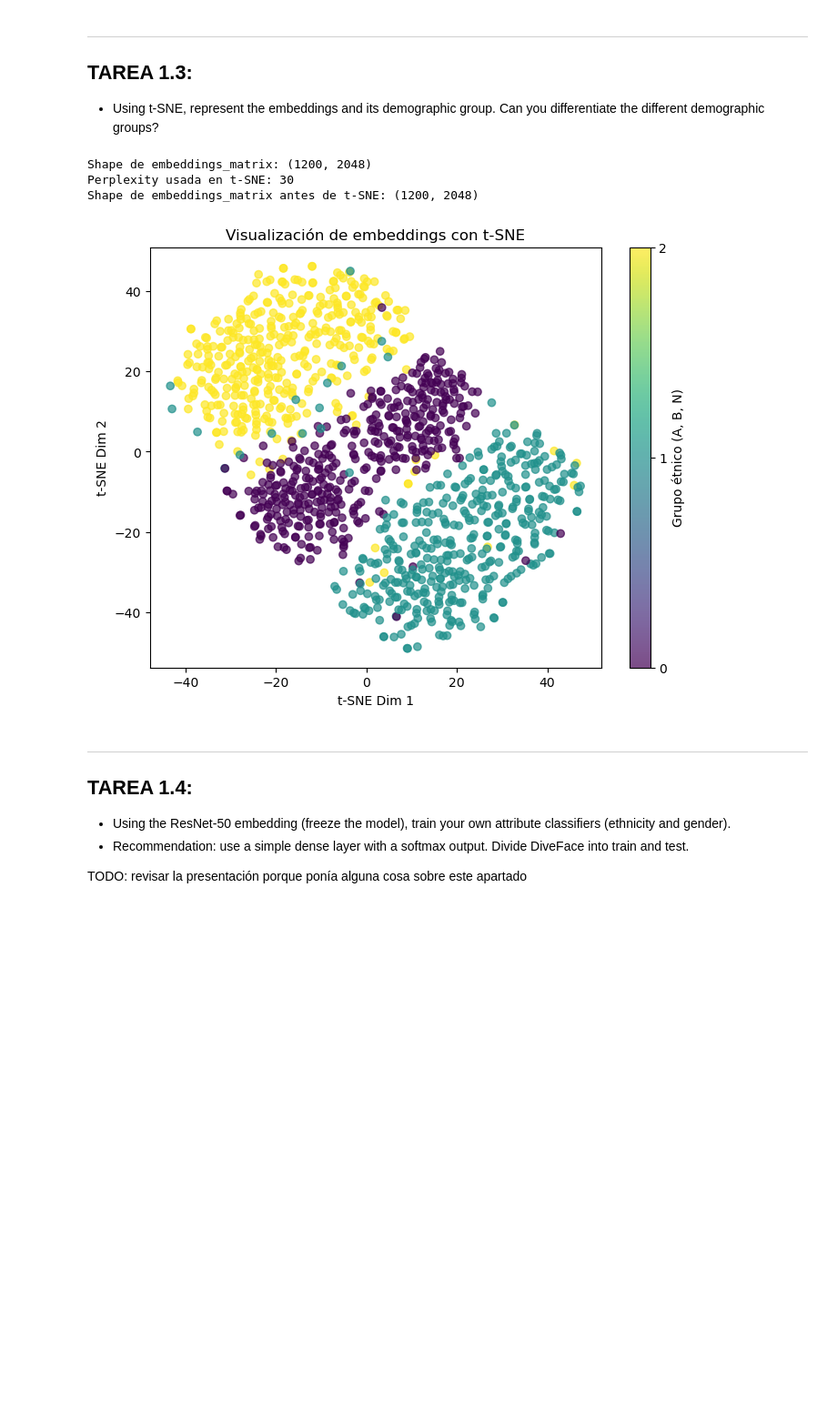
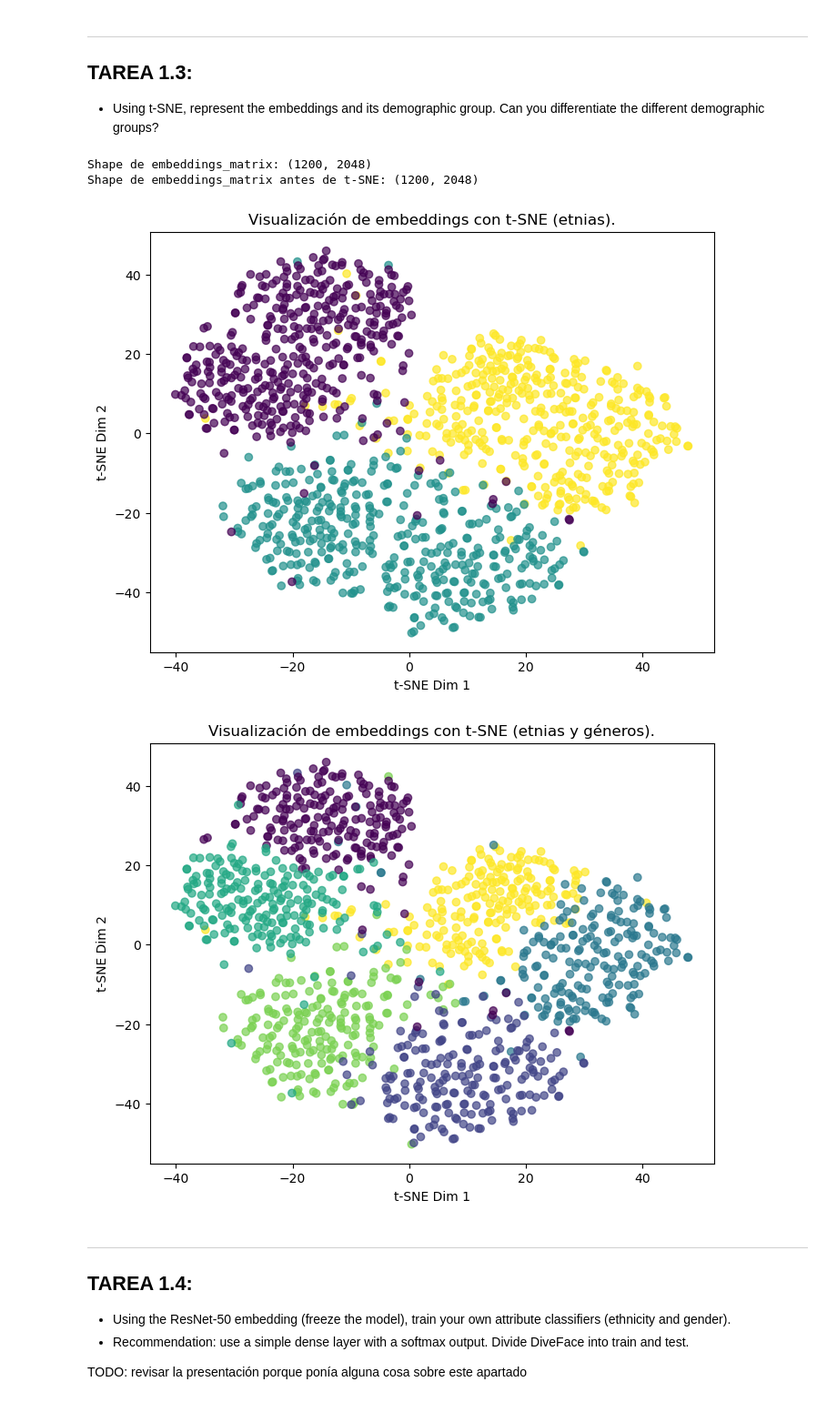
Before and after one commit to Arkh3/master-biometrica, a Jupyter notebook: src/andres_face_recognition.ipynb, the cells around one changed output. Shown at 91% size. Cells and saved outputs as stored; diff of their text form; code cells hidden in the pictures; blank space fills up the shorter version.

```diff
--- a/src/andres_face_recognition.ipynb
+++ b/src/andres_face_recognition.ipynb
@@ -43,7 +37,7 @@ data_dir = os.path.join('..', 'data')
 images_dir = os.path.join(data_dir, 'imagenes')
 
 bbdd_10_ppl_dir = os.path.join(data_dir, 'bbdd_10_personas')
-embeddings_10_ppl_dataset_path = os.path.join(data_dir, 'embeddings_10_ppl_dataset.pkl')
+embeddings_10_ppl_dataset_path = os.path.join(data_dir, '\.pkl')
 
 imgs_dataset_dir = os.path.join(data_dir,'DiveFace4K_120', '4K_120')
 embeddings_dataset_path = os.path.join(data_dir,'embeddings_dataset.pkl')
@@ -146,7 +125,7 @@ print(len(different_person))
  - DiveFace contains face images from 3 demographic groups (3 ethnicity and 2 gender)
 # %%
 # Llamar a la función para crear la base de datos de embeddings
-embeddings_db_demographic = create_embeddings_6_groups(bbdd_directory, 200)
+embeddings_db_demographic = create_embeddings_subset(embeddings_dict, 200)
 
 # Verificar la cantidad de embeddings por grupo
 for group_name, embeddings in embeddings_db_demographic.items():
@@ -167,12 +145,12 @@ MB4K_120: 200 embeddings
  - Using t-SNE, represent the embeddings and its demographic group. Can you differentiate the different demographic groups?
 # %%
 # Aplicar t-SNE a los embeddings
-embeddings_2d, labels_list , embeddings_matrix = apply_tsne(embeddings_db_demographic)
+apply_tsne(embeddings_db_demographic)
 # %% [output]
 Shape de embeddings_matrix: (1200, 2048)
-Perplexity usada en t-SNE: 30
 Shape de embeddings_matrix antes de t-SNE: (1200, 2048)
-[figure, old version]
+[figure, new version]
+[figure, added]
 # %% [markdown]
 ---
 
```
Also changed, not shown: parts of 10 cells of this notebook, 1 other file.
